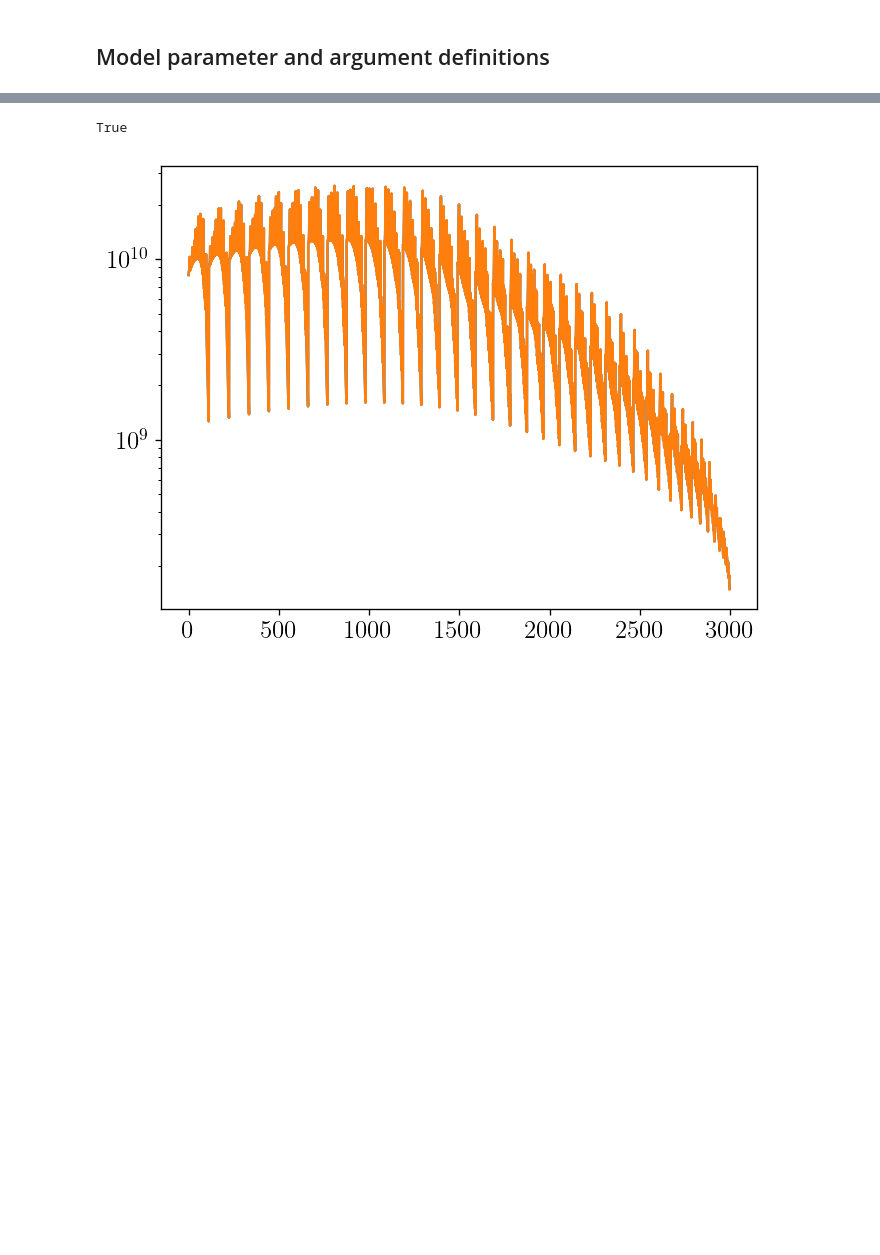
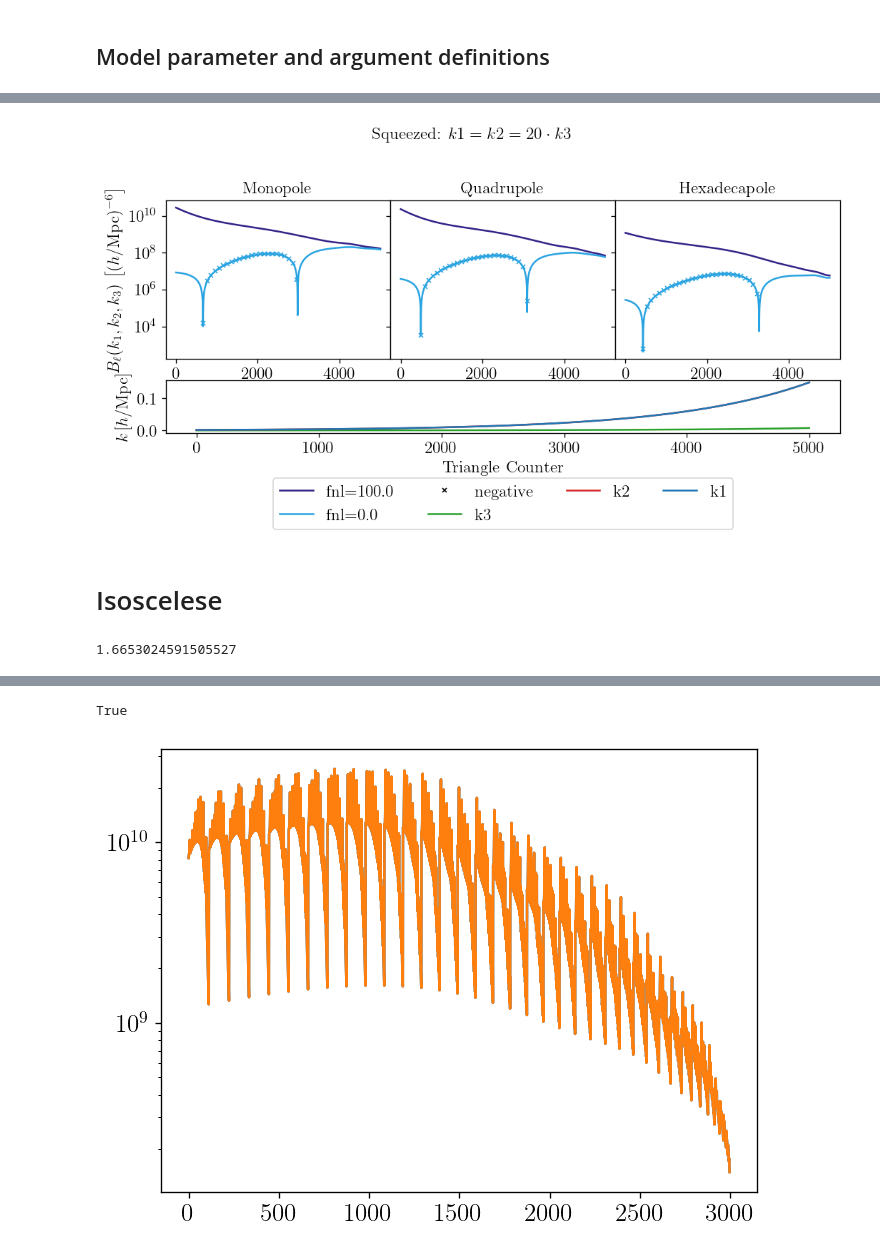
Before and after one commit to Fynn1410/class-bispectrum-png, a Jupyter notebook: notebooks/bispectrum_treelevel_multipoles.ipynb, the cells around one changed output, grey strips where cells are left out. Drawn from its saved outputs; the diff is of its cells as text; code cells hidden in the pictures; blank space fills up the shorter version.

```diff
--- a/notebooks/bispectrum_treelevel_multipoles.ipynb
+++ b/notebooks/bispectrum_treelevel_multipoles.ipynb
@@ -153,0 +337,74 @@ print(t_end-t_start)
+# %%
+B0 = [ B_l[iz, l0, :], B_l_fnl0[iz, l0, :]]
+B2 = [ B_l[iz, l2, :], B_l_fnl0[iz, l2, :]]
+B4 = [ B_l[iz, l4, :], B_l_fnl0[iz, l4, :]]
+
+labels = [f'fnl={fnl}', f'fnl={fnl0}']
+global_title = 'Squeezed: $k1=k2=20 \cdot k3$'
+
+
+plot_multipoles(n_triag_sq,
+                B0, B2, B4,
+                k1_sq, k2_sq, k3_sq,
+                h,
+                labels,
+                global_title)
+# %% [output]
+[figure, added]
+# %% [markdown]
+# Isoscelese
+# %%
+# plot equilateral triangles
+k1_iso = np.logspace(-3, -1, len(n_triag))
+k2_iso = k1_iso
+k3_iso = 0.5 * k1_iso
+n_triag_iso = np.arange(len(k1_iso))
+
+triangles = np.ascontiguousarray(np.column_stack([k1_iso, k2_iso, k3_iso]), dtype=np.float64)
+
+
+B_l, derivs, alpha_k = LambdaCDM.bispectrum_and_derivs_treelevel_multipoles_AP_FoG(
+                                                                                    b1,
+                                                                                    b2,
+                                                                                    bG2,
+                                                                                    s1,
+                                                                                    s2,
+                                                                                    s3,
+                                                                                    P_eps,
+                                                                                    c1_FoG,
+                                                                                    k_nonlinear,
+                                                                                    bphi,
+                                                                                    bphidelta,
+                                                                                    fnl,
+                                                                                    triangles,
+                                                                                    z,
+                                                                                    l_max,
+                                                                                    q_orth,
+                                                                                    q_parr,
+                                                                                    AP
+)
+
+B_l_fnl0, derivs_fnl0, alpha_k_fnl0 = LambdaCDM.bispectrum_and_derivs_treelevel_multipoles_AP_FoG(
+                                                                                                b1,
+                                                                                                b2,
+                                                                                                bG2,
+                                                                                                s1,
+                                                                                                s2,
+                                                                                                s3,
+                                                                                                P_eps,
+                                                                                                c1_FoG,
+                                                                                                k_nonlinear,
+                                                                                                bphi,
+                                                                                                bphidelta,
+                                                                                                fnl0,
+                                                                                                triangles,
+                                                                                                z,
+                                                                                                l_max,
+                                                                                                q_orth,
+                                                                                                q_parr,
+                                                                                                AP
+)
+t_end = t.perf_counter()
+print(t_end-t_start)
+# %% [output]
+1.6653024591505527
```
Also changed, not shown: parts of 19 cells of this notebook, 8 other files.
